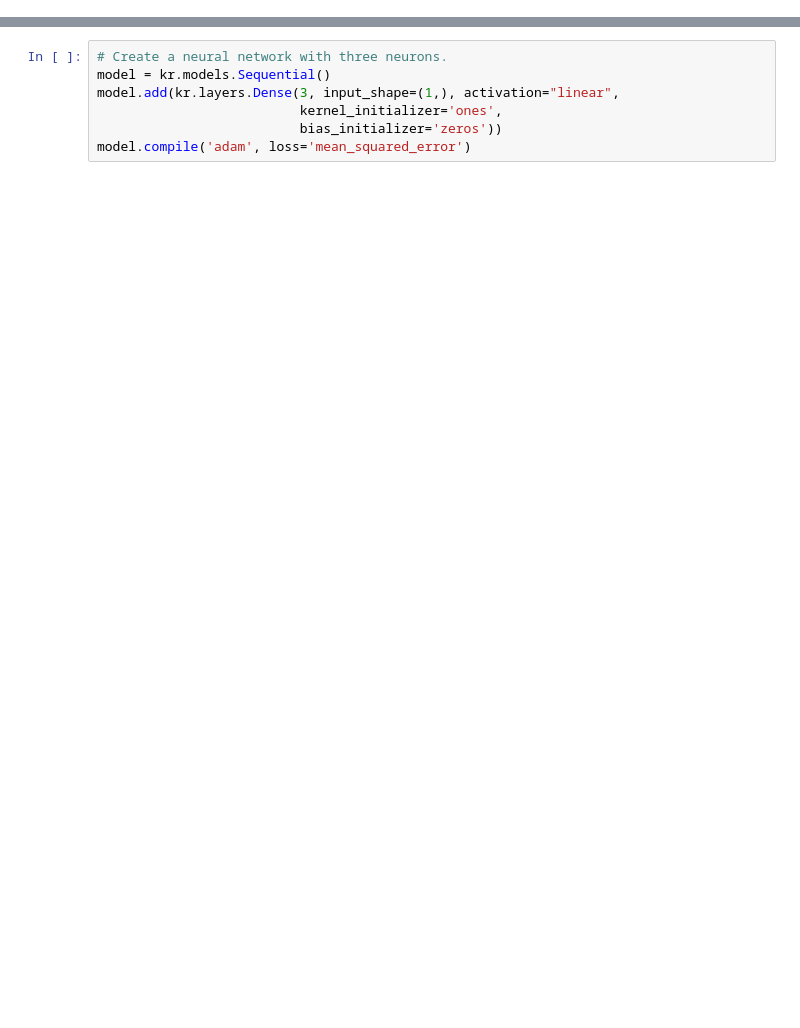
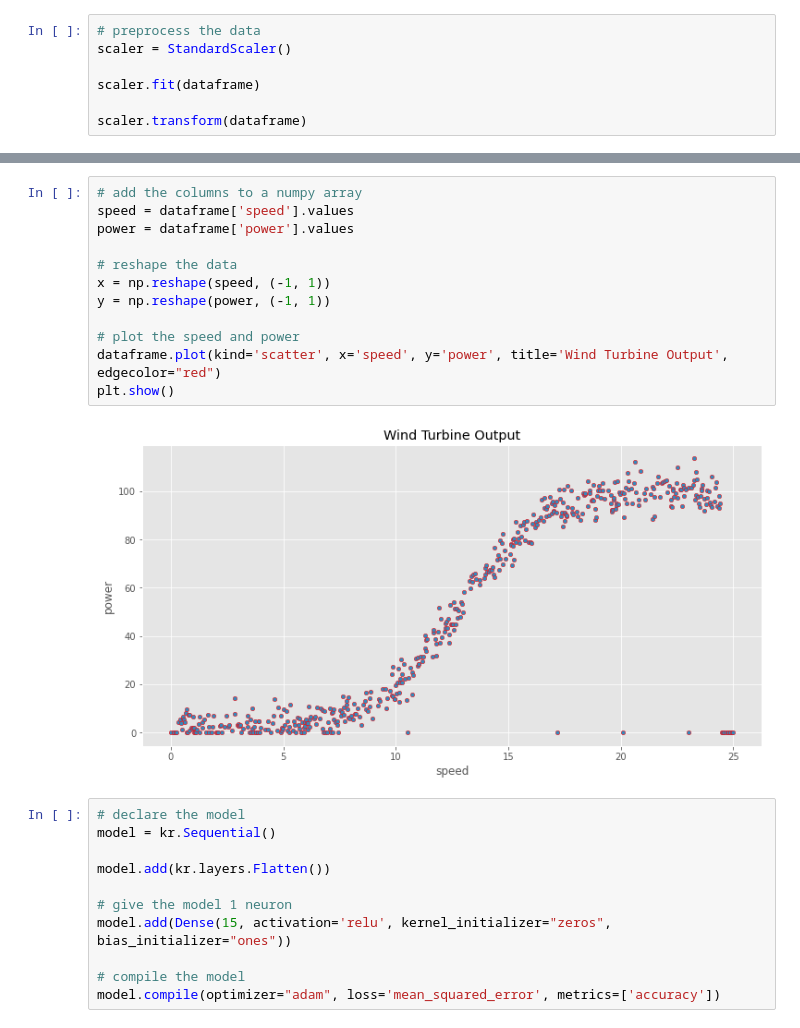
Before and after one commit to ArnasSteponavicius00/Emerging_Technologies_Project, a Jupyter notebook: training_model.ipynb, the cells around one changed output, grey strips where cells are left out. Cells and saved outputs as stored; diff of their text form; blank space fills up the shorter version.

```diff
--- a/training_model.ipynb
+++ b/training_model.ipynb
@@ -26,0 +43,7 @@ test_dataset = dataset.copy()
+# %%
+# preprocess the data
+scaler = StandardScaler()
+
+scaler.fit(dataframe)
+
+scaler.transform(dataframe)
@@ -27,7 +68,25 @@ test_dataset = dataset.copy()
+# %%
+# add the columns to a numpy array
+speed = dataframe['speed'].values
+power = dataframe['power'].values
+
+# reshape the data
+x = np.reshape(speed, (-1, 1))
+y = np.reshape(power, (-1, 1))
+
+# plot the speed and power
+dataframe.plot(kind='scatter', x='speed', y='power', title='Wind Turbine Output', edgecolor="red")
+plt.show()
+# %% [output]
+[figure, added]
 # %%
-# Create a neural network with three neurons.
-model = kr.models.Sequential()
-model.add(kr.layers.Dense(3, input_shape=(1,), activation="linear",
-                          kernel_initializer='ones',
-                          bias_initializer='zeros'))
-model.compile('adam', loss='mean_squared_error')
+# declare the model
+model = kr.Sequential()
+
+model.add(kr.layers.Flatten())
+
+# give the model 1 neuron
+model.add(Dense(15, activation='relu', kernel_initializer="zeros", bias_initializer="ones"))
+
+# compile the model
+model.compile(optimizer="adam", loss='mean_squared_error', metrics=['accuracy'])
```
Also changed, not shown: parts of 19 cells of this notebook.
